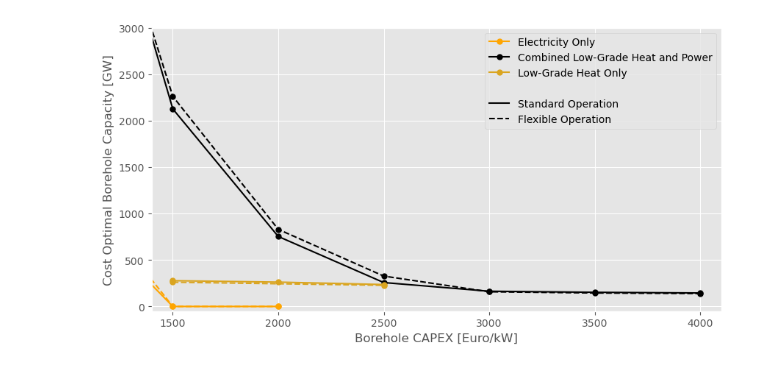
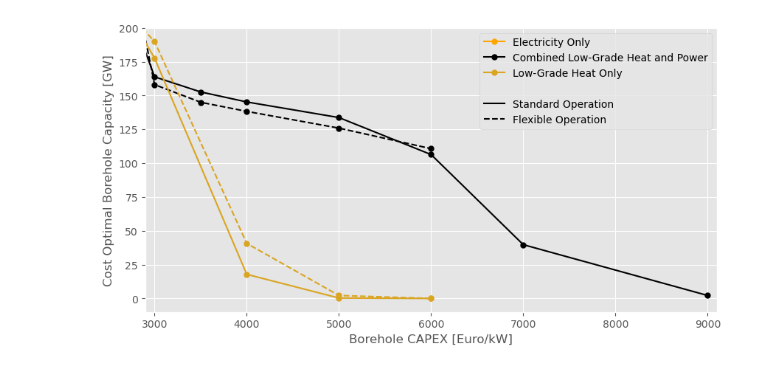
Before and after one commit to LukasFrankenQ/egs_market_integration, a Jupyter notebook: notebooks/main_plot.ipynb, the cells around one changed output. Cells and saved outputs as stored; diff of their text form; code cells hidden in the pictures.

```diff
--- a/notebooks/main_plot.ipynb
+++ b/notebooks/main_plot.ipynb
@@ -69,33 +69,35 @@ line_kwargs = {
     "marker": 'o',
     "markersize": 5,
 }
 
 ax.plot(elec_static.index.astype(int), elec_static.values, color="orange", label=labels["elec static"], **line_kwargs)
 ax.plot(elec_flex.index.astype(int), elec_flex.values, color="orange", linestyle="--", **line_kwargs)
 ax.plot(chp_static.index.astype(int), chp_static.values, color="k", label=labels["chp static"], **line_kwargs)
 ax.plot(chp_flex.index.astype(int), chp_flex.values, color="k", linestyle="--", **line_kwargs)
 ax.plot(dh_static.index.astype(int), dh_static.values, color="goldenrod", label=labels["dh static"], **line_kwargs)
 ax.plot(dh_flex.index.astype(int), dh_flex.values, color="goldenrod", linestyle="--", **line_kwargs)
 
 handles = ax.get_legend_handles_labels()
 handles = (
     handles[0] + [
     Line2D([0], [0], color='white', lw=0, label=''),
     Line2D([0], [0], color='k', lw=1.5, label='Standard Operation'),
     Line2D([0], [0], color='k', lw=1.5, linestyle="--", label='Flexible Operation'),
     ]
 )
 
 ax.legend(handles=handles)
 
-ax.set_ylim(-50, 3000)
-ax.set_xlim(1400, 4100)
+# ax.set_ylim(-50, 3000)
+# ax.set_xlim(1400, 6100)
+ax.set_ylim(-10, 200)
+ax.set_xlim(2900, 9100)
 
 ax.set_ylabel("Cost Optimal Borehole Capacity [GW]")
 ax.set_xlabel("Borehole CAPEX [Euro/kW]")
 
 plt.savefig("main_plot.pdf")
 
 plt.show()
 # %% [output]
-[figure, old version]
+[figure, new version]
```
Also changed, not shown: 7 other files.
